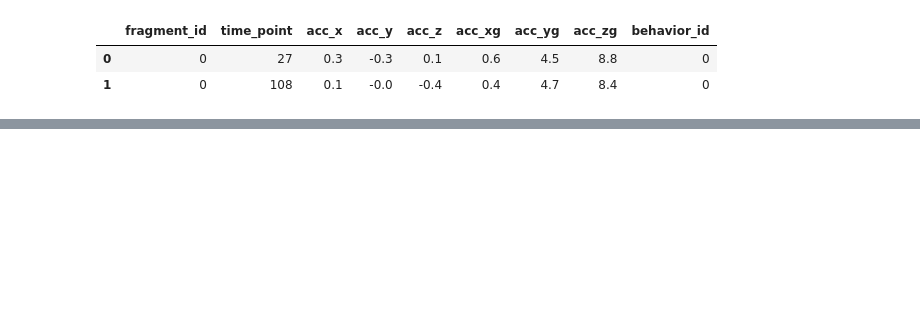
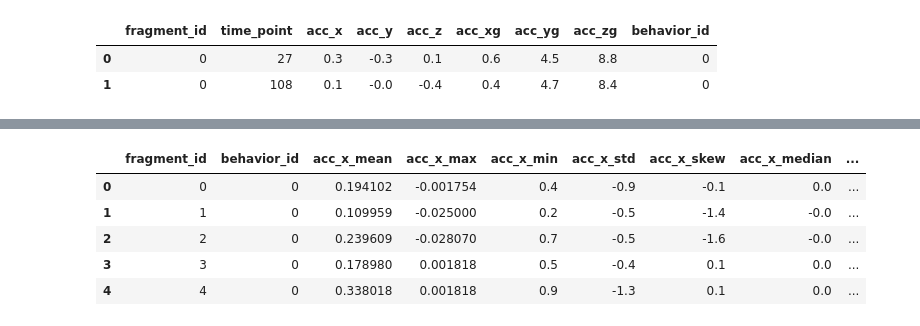
Before and after one commit to D10Andy/notebook, a Jupyter notebook: competition/kesci/sensor/baseline.ipynb, the cells around one changed output, grey strips where cells are left out. Saved outputs shown, nothing was run; the diff lists cells and outputs as text; code cells hidden in the pictures; blank space fills up the shorter version.

```diff
--- a/competition/kesci/sensor/baseline.ipynb
+++ b/competition/kesci/sensor/baseline.ipynb
@@ -68,0 +64,12 @@ data_agg.reset_index(['fragment_id','behavior_id'],drop=False)
+# %%
+data_reindex.columns=["fragment_id", "behavior_id", "time_point_mean", "time_point_max", "time_point_min", "time_point_std", "time_point_skew", "time_point_median",  "time_point_count", "time_point_sum"
+                      , "acc_x_mean", "acc_x_max", "acc_x_min", "acc_x_std", "acc_x_skew", "acc_x_median", "acc_x_count", "acc_x_sum"
+                      , "acc_y_mean", "acc_y_max", "acc_y_min", "acc_y_std", "acc_y_skew", "acc_y_median", "acc_y_count", "acc_y_sum"
+                      , "acc_z_mean", "acc_z_max", "acc_z_min", "acc_z_std", "acc_z_skew", "acc_z_median", "acc_z_count", "acc_z_sum"
+                      , "acc_xg_mean", "acc_xg_max", "acc_xg_min", "acc_xg_std", "acc_xg_skew", "acc_xg_median", "acc_xg_count", "acc_xg_sum"
+                      , "acc_yg_mean", "acc_yg_max", "acc_yg_min", "acc_yg_std", "acc_yg_skew", "acc_yg_median", "acc_yg_count", "acc_yg_sum"
+                      , "acc_zg_mean", "acc_zg_max", "acc_zg_min", "acc_zg_std", "acc_zg_skew", "acc_zg_median", "acc_zg_count", "acc_zg_sum"
+                      , "acc_mean", "acc_max", "acc_min", "acc_std", "acc_skew", "acc_median", "acc_count", "acc_sum"
+                      , "accg_mean", "accg_max", "accg_min", "accg_std", "accg_skew", "accg_median", "accg_count", "accg_sum"
+                     ]
+data_reindex.head()
@@ -68,0 +83,10 @@ data_agg.reset_index(['fragment_id','behavior_id'],drop=False)
+# %%
+data_feat = data_reindex.drop([ "time_point_mean", "time_point_max", "time_point_min", "time_point_std", "time_point_skew", "time_point_median",  "time_point_count", "time_point_sum"], axis=1)
+data_feat.head()
+# %% [output]
+|  | fragment_id | behavior_id | acc_x_mean | acc_x_max | acc_x_min | acc_x_std | acc_x_skew | acc_x_median | ... |
+| 0 | 0 | 0 | 0.194102 | -0.001754 | 0.4 | -0.9 | -0.1 | 0.0 | ... |
+| 1 | 1 | 0 | 0.109959 | -0.025000 | 0.2 | -0.5 | -1.4 | -0.0 | ... |
+| 2 | 2 | 0 | 0.239609 | -0.028070 | 0.7 | -0.5 | -1.6 | -0.0 | ... |
+| 3 | 3 | 0 | 0.178980 | 0.001818 | 0.5 | -0.4 | 0.1 | 0.0 | ... |
+| 4 | 4 | 0 | 0.338018 | 0.001818 | 0.9 | -1.3 | 0.1 | 0.0 | ... |
```
Also changed, not shown: parts of 33 cells of this notebook, 5 other files.
